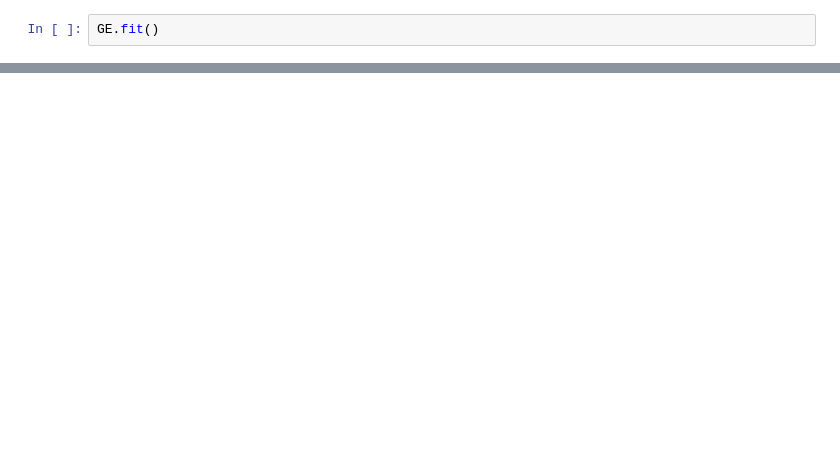
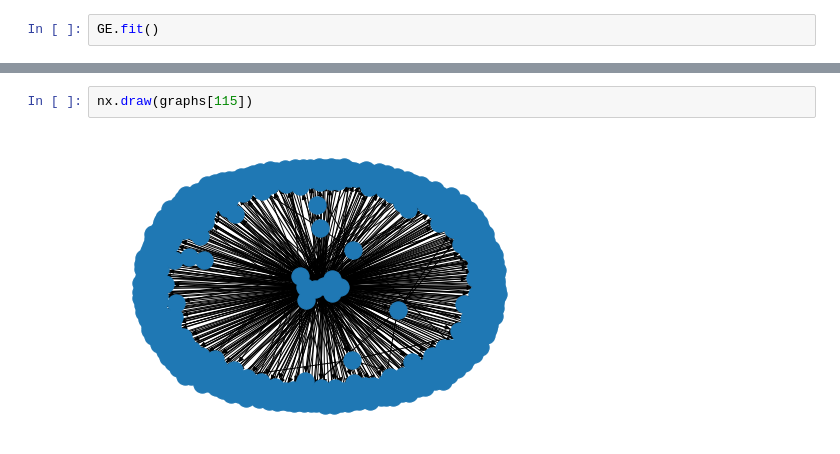
Before and after one commit to ethan-grinberg/misinformation-cluster-analysis, a Jupyter notebook: notebooks/4-ebg-graph-embed.ipynb, the cells around one changed output, grey strips where cells are left out. Drawn from its saved outputs; the diff is of its cells as text; blank space fills up the shorter version.

```diff
--- a/notebooks/4-ebg-graph-embed.ipynb
+++ b/notebooks/4-ebg-graph-embed.ipynb
@@ -32,0 +31,4 @@ embeddings
+# %%
+nx.draw(graphs[115])
+# %% [output]
+[figure, added]
```
Also changed, not shown: parts of 20 cells of this notebook.
